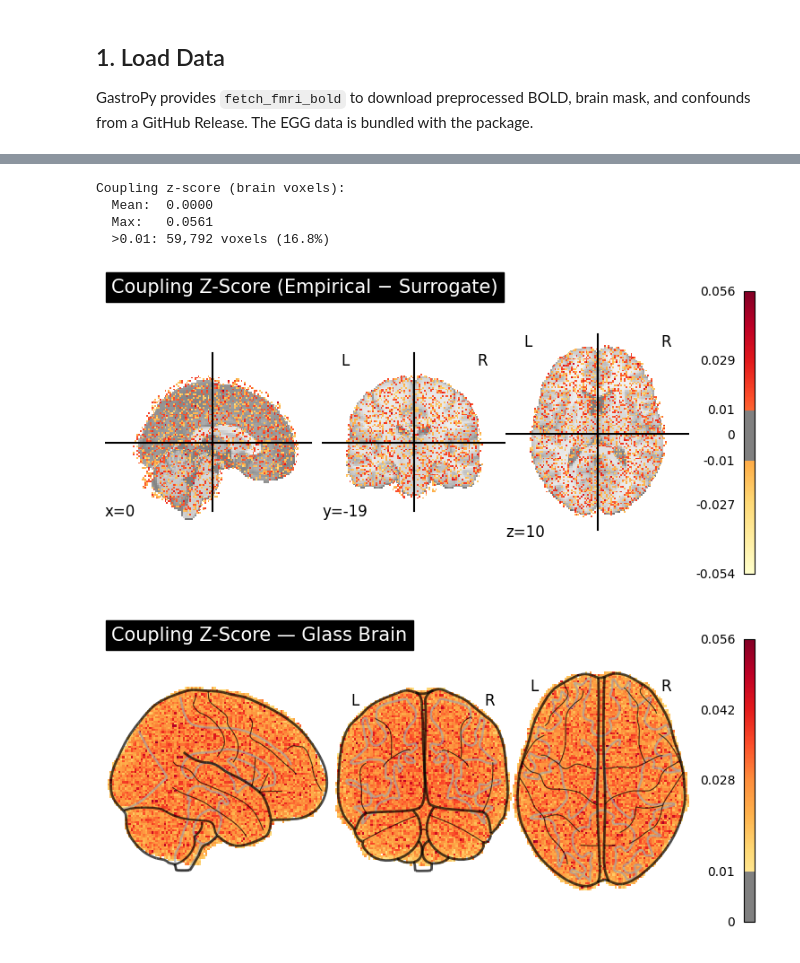
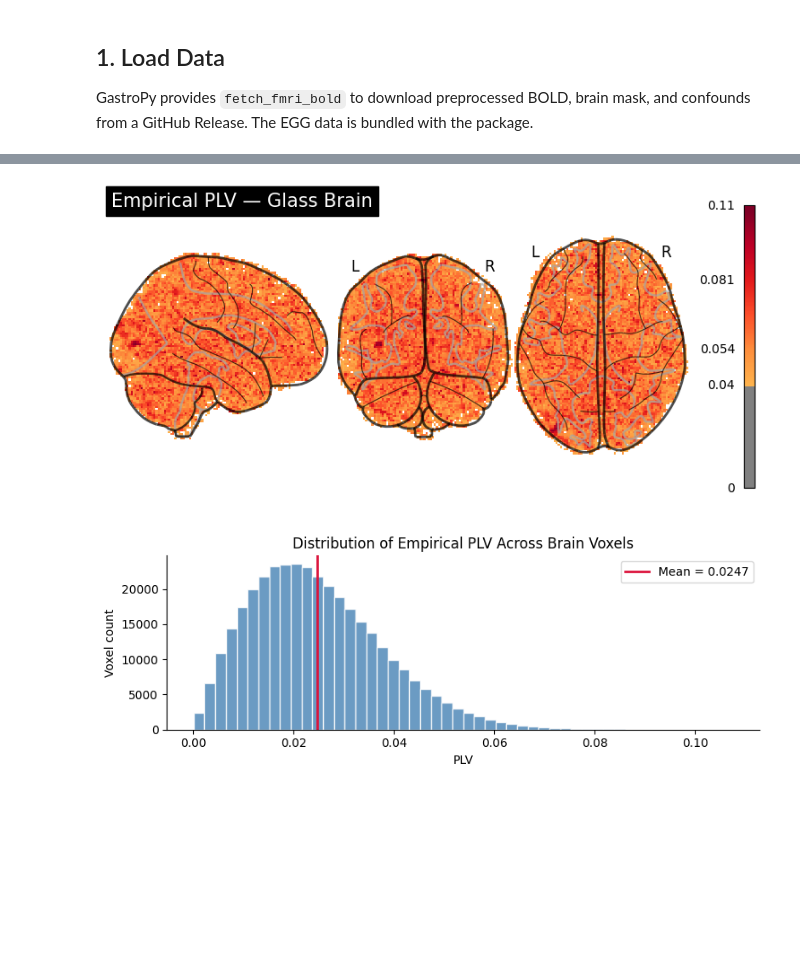
Before and after one commit to embodied-computation-group/gastropy, a Jupyter notebook: docs/tutorials/fmri_coupling_real.ipynb, the cells around one changed output, grey strips where cells are left out. Cells and saved outputs as stored; diff of their text form; code cells hidden in the pictures; blank space fills up the shorter version.

```diff
--- a/docs/tutorials/fmri_coupling_real.ipynb
+++ b/docs/tutorials/fmri_coupling_real.ipynb
@@ -133,0 +127,9 @@ Peak frequency: 0.0400 Hz (2.40 cpm)
+# %%
+n_triggers = len(egg["trigger_times"])
+print(f"BOLD volumes: {n_volumes}")
+print(f"EGG triggers: {n_triggers}")
+print(f"Discarding {n_volumes - n_triggers} extra BOLD volumes")
+
+bold_2d, confounds_aligned = align_bold_to_egg(bold_2d_all, n_triggers, confounds)
+print(f"\nAligned BOLD: {bold_2d.shape}")
+print(f"Aligned confounds: {confounds_aligned.shape}")
@@ -303,0 +317,18 @@ We use 200 surrogates (standard for publication-quality results).
+# %%
+plv_3d = compute_plv_map(
+    egg_phase,
+    bold_phases,
+    vol_shape=vol_shape,
+    mask_indices=mask_data,
+    artifact_mask=vol_mask,
+)
+
+plv_flat = plv_3d[mask_data]
+
+print(f"PLV volume shape: {plv_3d.shape}")
+print(f"Volumes used: {vol_mask.sum()} / {len(vol_mask)} (after censoring)")
+print("PLV statistics (brain voxels only):")
+print(f"  Mean:   {plv_flat.mean():.4f}")
+print(f"  Median: {np.median(plv_flat):.4f}")
+print(f"  Max:    {plv_flat.max():.4f}")
+print(f"  Std:    {plv_flat.std():.4f}")
@@ -326,36 +351,20 @@ Surrogate PLV (brain voxels):
 # %%
-# Z-score: empirical - surrogate (positive = true coupling)
-z_3d = np.zeros_like(plv_3d)
-z_3d[bold_data["mask"]] = gp.coupling_zscore(plv_flat, surr_flat)
-z_flat = z_3d[bold_data["mask"]]
-
-print("Coupling z-score (brain voxels):")
-print(f"  Mean:  {z_flat.mean():.4f}")
-print(f"  Max:   {z_flat.max():.4f}")
-print(f"  >0.01: {(z_flat > 0.01).sum():,} voxels ({(z_flat > 0.01).mean():.1%})")
+# Glass brain (transparent overview)
+display = gp.plot_glass_brain(plv_img, threshold=0.04, title="Empirical PLV \u2014 Glass Brain")
+plt.show()
 # %% [output]
-Coupling z-score (brain voxels):
-  Mean:  0.0000
-  Max:   0.0561
-  >0.01: 59,792 voxels (16.8%)
+[figure, added]
 # %%
-z_img = to_nifti(z_3d, bold_data["affine"])
-
-display = gp.plot_coupling_map(
-    z_img,
-    threshold=0.01,
-    title="Coupling Z-Score (Empirical \u2212 Surrogate)",
-    cmap="YlOrRd",
-)
+fig, ax = plt.subplots(figsize=(8, 3))
+ax.hist(plv_flat, bins=50, color="steelblue", edgecolor="white", alpha=0.8)
+ax.axvline(plv_flat.mean(), color="crimson", linewidth=2, label=f"Mean = {plv_flat.mean():.4f}")
+ax.set_xlabel("PLV")
+ax.set_ylabel("Voxel count")
+ax.set_title("Distribution of Empirical PLV Across Brain Voxels")
+ax.legend()
+ax.spines["top"].set_visible(False)
+ax.spines["right"].set_visible(False)
+plt.tight_layout()
 plt.show()
 # %% [output]
-[figure, old version]
+[figure, new version]
-# %%
-display = gp.plot_glass_brain(
-    z_img,
-    threshold=0.01,
-    title="Coupling Z-Score \u2014 Glass Brain",
-)
-plt.show()
-# %% [output]
-[figure, removed]
```
Also changed, not shown: parts of 48 cells of this notebook, 11 other files.
